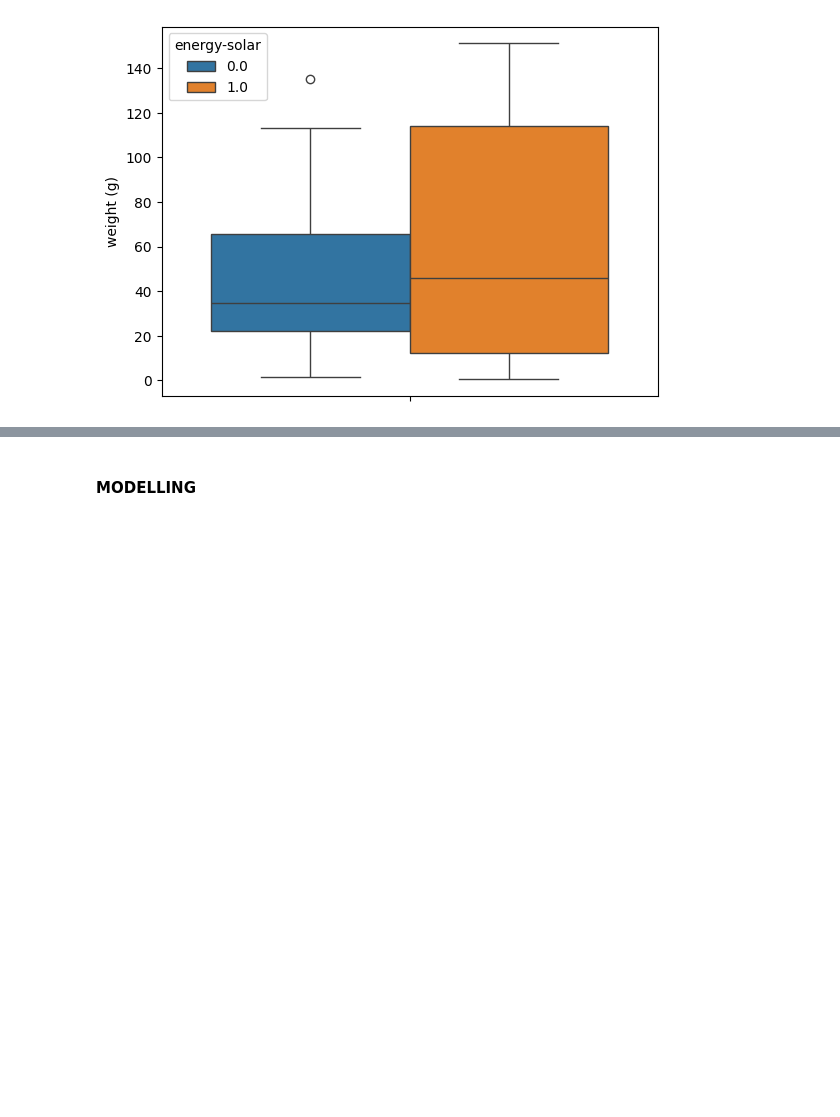
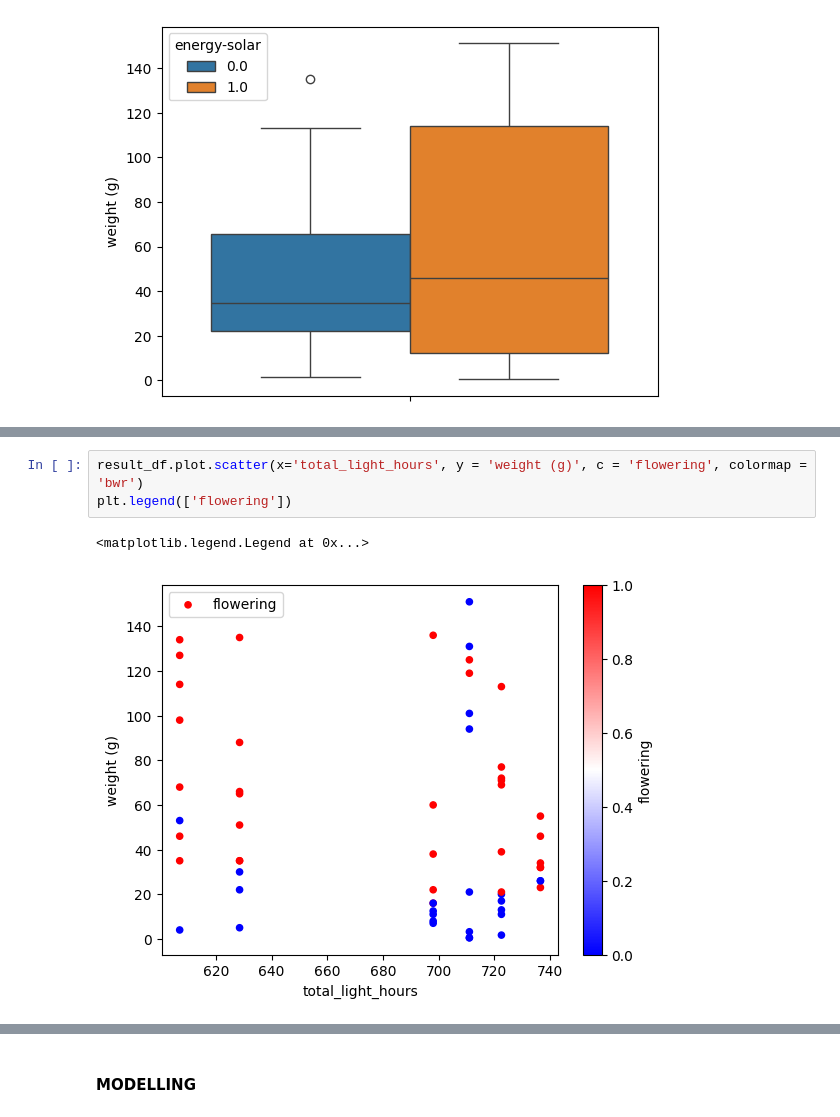
Before and after one commit to taniabuzykina/keylife-ng-pv, a Jupyter notebook: ml_project_1/plant_data_ml.ipynb, the cells around one changed output, grey strips where cells are left out. Saved outputs shown, nothing was run; the diff lists cells and outputs as text; blank space fills up the shorter version.

Commit message:
- added scatter and boxplots with 'flowering' - added placeholders for Random forest and XGBoost

```diff
--- a/ml_project_1/plant_data_ml.ipynb
+++ b/ml_project_1/plant_data_ml.ipynb
@@ -805,0 +812,6 @@ sns.boxplot(y = result_df['weight (g)'], hue = result_df['energy-solar'])
+# %%
+result_df.plot.scatter(x='total_light_hours', y = 'weight (g)', c = 'flowering', colormap = 'bwr')
+plt.legend(['flowering'])
+# %% [output]
+<matplotlib.legend.Legend at 0x...>
+[figure, added]
```
Also changed, not shown: parts of 7 cells of this notebook.
